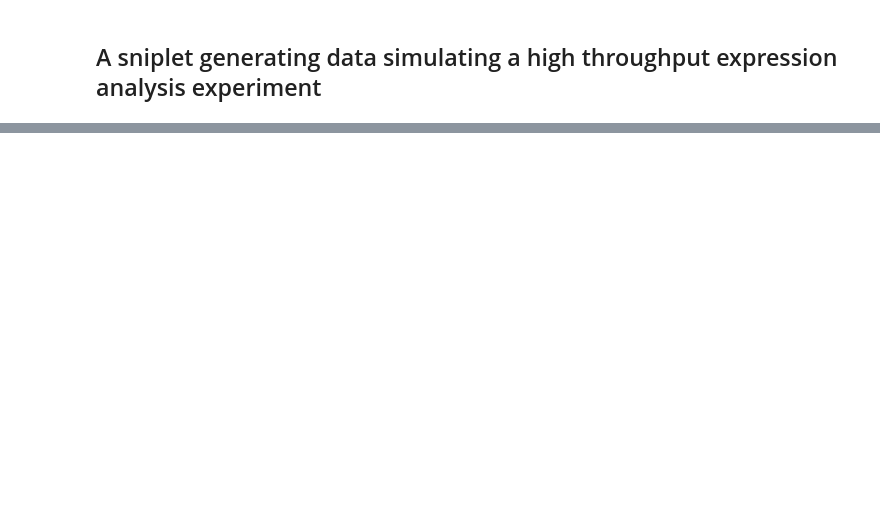
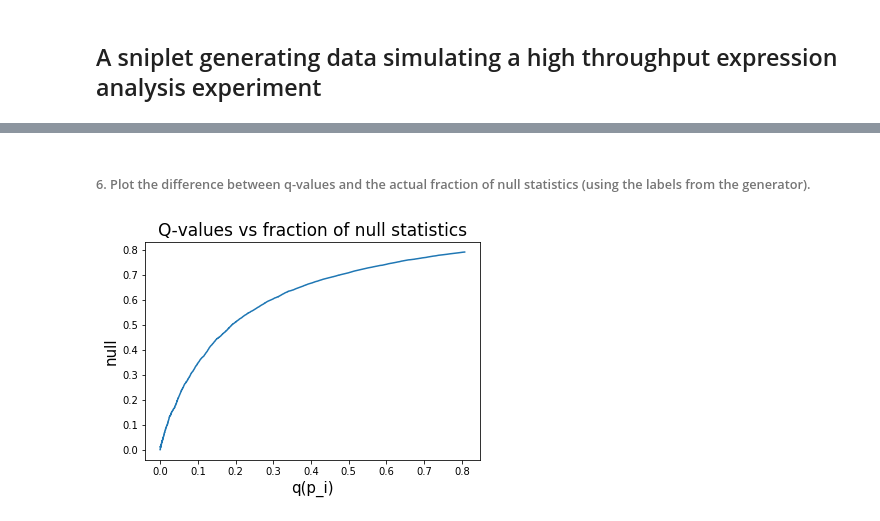
Before and after one commit to MaxBackman/AlgInBio, a Jupyter notebook: differential_expression/differential_expression.ipynb, the cells around one changed output, grey strips where cells are left out. Saved outputs shown, nothing was run; the diff lists cells and outputs as text; code cells hidden in the pictures; blank space fills up the shorter version.

```diff
--- a/differential_expression/differential_expression.ipynb
+++ b/differential_expression/differential_expression.ipynb
@@ -106,0 +143,17 @@ Index([], dtype='object')
+# %% [markdown]
+###### 6. Plot the difference between q-values and the actual fraction of null statistics (using the labels from the generator).
+# %%
+%matplotlib inline
+from matplotlib import pyplot as plt
+from pylab import *
+
+# True positives in data
+(data_labels.iloc[:,1] == 1).describe()[3]
+
+# plt.plot(q_of_pi_zero, cumsum(1-data_labels.iloc[:,1])/range(1, len(data_labels)+1))
+plt.plot(df.iloc[:,0], df.iloc[:,1]);
+plt.xlabel("q(p_i)", size=15)
+plt.ylabel("null", size=15)
+plt.title("Q-values vs fraction of null statistics", size=17);
+# %% [output]
+[figure, added]
```
Also changed, not shown: parts of 17 cells of this notebook, 6 other files.
